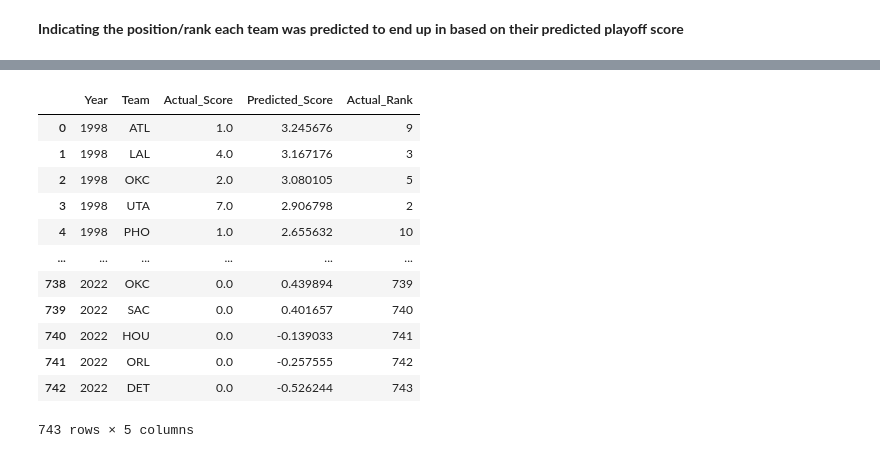
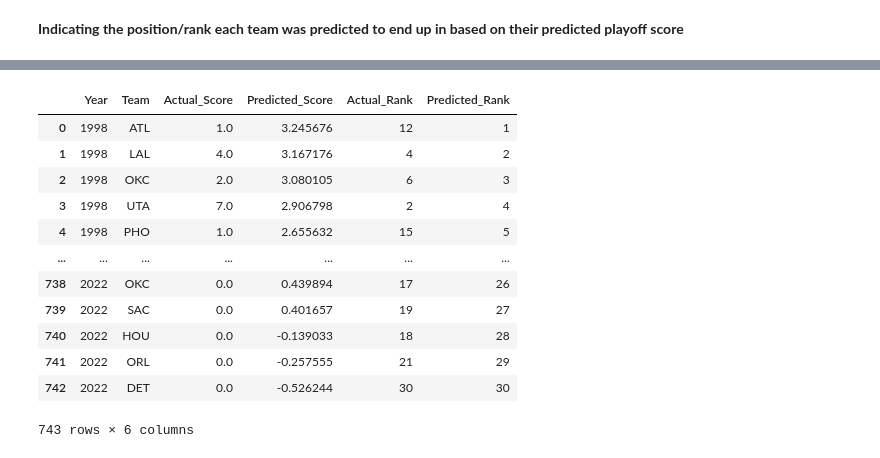
Before and after one commit to cng04/NBA-Champion-Predictor-Project, a Jupyter notebook: ridge_regression.ipynb, the cells around one changed output, grey strips where cells are left out. Cells and saved outputs as stored; diff of their text form; code cells hidden in the pictures.

Commit message:
Fixing rank error

```diff
--- a/ridge_regression.ipynb
+++ b/ridge_regression.ipynb
@@ -186,0 +155,16 @@ ridge_df
+# %%
+def add_pos_rank(df, type_rk):
+    if type_rk == "Actual_Rank":
+        df = df.sort_values(["Actual_Score"], ascending=False)
+        actual_rank = list(range(1, df.shape[0] + 1))
+        df.insert(2, "Actual_Rank", actual_rank)
+    elif type_rk == "Predicted_Rank":
+        df = df.sort_values(["Predicted_Score"], ascending=False)
+        predicted_rank = list(range(1, df.shape[0] + 1))
+        df.insert(5, "Predicted_Rank", predicted_rank)
+    return df
+# %%
+ridge_df = ridge_df.groupby("Year").apply(add_pos_rank, type_rk = "Actual_Rank")
+# %%
+ridge_df.index = ridge_df.index.droplevel()
+ridge_df
@@ -209,2 +191,6 @@ ridge_df
 # %% [markdown]
 **Indicating the position/rank each team was predicted to end up in based on their predicted playoff score**
+# %%
+ridge_df = ridge_df.groupby("Year").apply(add_pos_rank, type_rk = "Predicted_Rank")
+ridge_df.index = ridge_df.index.droplevel()
+ridge_df
@@ -211,17 +211,17 @@ ridge_df
 # %%
-ridge_df = ridge_df.sort_values(["Year", "Predicted_Score"], ascending=[True, False])
+ridge_df = ridge_df[["Year", "Team", "Actual_Score", "Predicted_Score", "Actual_Rank", "Predicted_Rank"]]
 ridge_df
 # %% [output]
-|  | Year | Team | Actual_Score | Predicted_Score | Actual_Rank |
-| 0 | 1998 | ATL | 1.0 | 3.245676 | 9 |
-| 1 | 1998 | LAL | 4.0 | 3.167176 | 3 |
-| 2 | 1998 | OKC | 2.0 | 3.080105 | 5 |
-| 3 | 1998 | UTA | 7.0 | 2.906798 | 2 |
-| 4 | 1998 | PHO | 1.0 | 2.655632 | 10 |
-| ... | ... | ... | ... | ... | ... |
-| 738 | 2022 | OKC | 0.0 | 0.439894 | 739 |
-| 739 | 2022 | SAC | 0.0 | 0.401657 | 740 |
-| 740 | 2022 | HOU | 0.0 | -0.139033 | 741 |
-| 741 | 2022 | ORL | 0.0 | -0.257555 | 742 |
-| 742 | 2022 | DET | 0.0 | -0.526244 | 743 |
+|  | Year | Team | Actual_Score | Predicted_Score | Actual_Rank | Predicted_Rank |
+| 0 | 1998 | ATL | 1.0 | 3.245676 | 12 | 1 |
+| 1 | 1998 | LAL | 4.0 | 3.167176 | 4 | 2 |
+| 2 | 1998 | OKC | 2.0 | 3.080105 | 6 | 3 |
+| 3 | 1998 | UTA | 7.0 | 2.906798 | 2 | 4 |
+| 4 | 1998 | PHO | 1.0 | 2.655632 | 15 | 5 |
+| ... | ... | ... | ... | ... | ... | ... |
+| 738 | 2022 | OKC | 0.0 | 0.439894 | 17 | 26 |
+| 739 | 2022 | SAC | 0.0 | 0.401657 | 19 | 27 |
+| 740 | 2022 | HOU | 0.0 | -0.139033 | 18 | 28 |
+| 741 | 2022 | ORL | 0.0 | -0.257555 | 21 | 29 |
+| 742 | 2022 | DET | 0.0 | -0.526244 | 30 | 30 |
-743 rows × 5 columns
+743 rows × 6 columns
```
Also changed, not shown: parts of 11 cells of this notebook, 1 other file.
